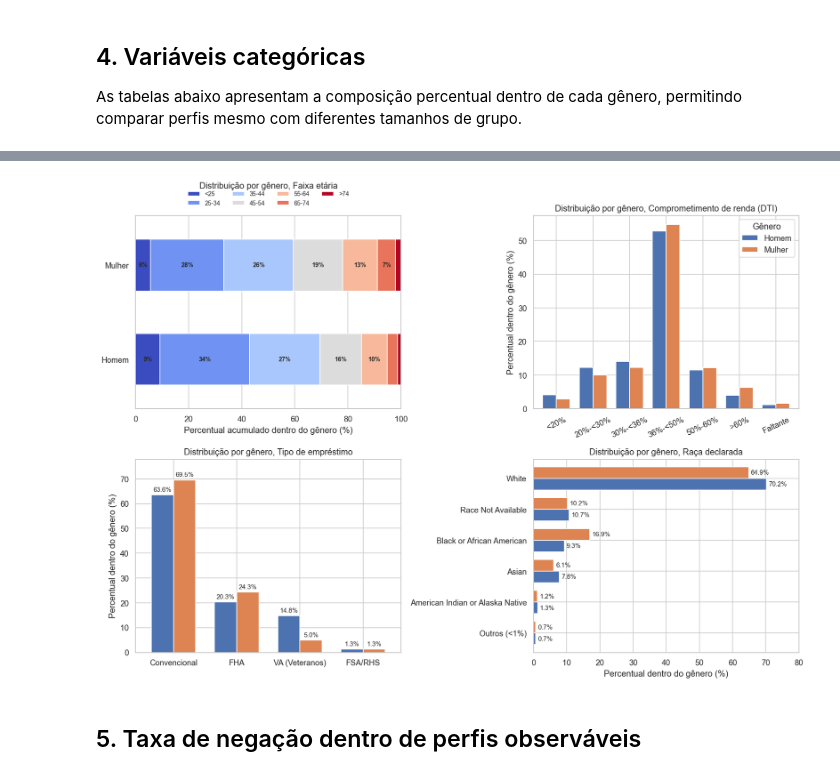
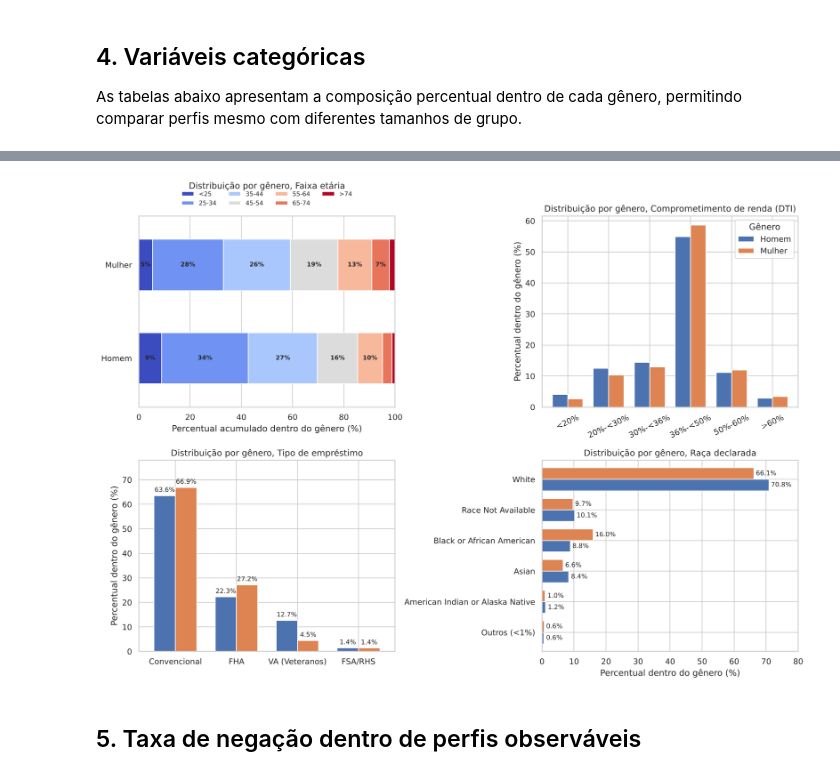
Before and after one commit to toni-cav/hmda-genero-credito, a Jupyter notebook: notebooks/03_analisedescritiva.ipynb, the cells around one changed output, grey strips where cells are left out. Drawn from its saved outputs; the diff is of its cells as text; code cells hidden in the pictures.

Commit message:
ops, usei o parquet errado

```diff
--- a/notebooks/03_analisedescritiva.ipynb
+++ b/notebooks/03_analisedescritiva.ipynb
@@ -19,7 +19,7 @@ plt.rcParams["savefig.dpi"] = 180
 # %% [markdown]
 ## 1. Leitura e visão geral
 # %%
-data = pd.read_parquet("../data/amostra_alternativa.parquet")
+data = pd.read_parquet("../data/amostra_principal.parquet")
 
 data["genero"] = data["mulher"].map({0: "Homem", 1: "Mulher"})
 data["resultado"] = data["negado"].map({0: "Aprovado", 1: "Negado"})
@@ -304,7 +294,7 @@ for container in axes[0, 0].containers:
     axes[0, 0].bar_label(container, labels=rotulos, label_type="center", fontsize=8.5, fontweight="bold")
 
 # 2. DTI
-ordem_dti = ["<20%", "20%-<30%", "30%-<36%", "36%-<50%", "50%-60%", ">60%", "Faltante"]
+ordem_dti = ["<20%", "20%-<30%", "30%-<36%", "36%-<50%", "50%-60%", ">60%"]
 tab_dti = (pd.crosstab(data["dti"], data["genero"], normalize="columns") * 100).reindex(ordem_dti)
 
 tab_dti.plot(kind="bar", width=0.75, ax=axes[0, 1])
@@ -325,34 +315,34 @@ tab_loan = (pd.crosstab(data["loan_type"], data["genero"], normalize="columns")
 
 tab_loan.plot(kind="bar", width=0.7, ax=axes[1, 0], legend=False)
 axes[1, 0].set_title("Distribuição por gênero, Tipo de empréstimo")
 axes[1, 0].set_xlabel("")
 axes[1, 0].set_ylabel("Percentual dentro do gênero (%)")
 axes[1, 0].set_ylim(0, 78)
 axes[1, 0].tick_params(axis="x", rotation=0)
 axes[1, 0].bar_label(axes[1, 0].containers[0], fmt="%.1f%%", padding=3, fontsize=9)
 axes[1, 0].bar_label(axes[1, 0].containers[1], fmt="%.1f%%", padding=3, fontsize=9)
 
 # 4. Raça declarada
 tab_race = pd.crosstab(data["derived_race"], data["genero"], normalize="columns") * 100
 raras = tab_race.max(axis=1) < 1.0
 tab_race_limpa = pd.concat([
     pd.DataFrame(tab_race[raras].sum(), columns=["Outros (<1%)"]).T,
     tab_race[~raras].sort_values(by="Homem", ascending=True)
 ])
 
 tab_race_limpa.plot(kind="barh", width=0.75, ax=axes[1, 1], legend=False)
 axes[1, 1].set_title("Distribuição por gênero, Raça declarada")
 axes[1, 1].set_xlabel("Percentual dentro do gênero (%)")
 axes[1, 1].set_ylabel("")
 axes[1, 1].set_xlim(0, 80)
 axes[1, 1].bar_label(axes[1, 1].containers[0], fmt="%.1f%%", padding=3, fontsize=9)
 axes[1, 1].bar_label(axes[1, 1].containers[1], fmt="%.1f%%", padding=3, fontsize=9)
 
 plt.tight_layout()
 plt.savefig("../figuras/categoricas_por_genero.png", dpi=300)
 plt.show()
 # %% [output]
-[figure, old version]
+[figure, new version]
 # %% [markdown]
 ## 5. Taxa de negação dentro de perfis observáveis
 # %%
```
Also changed, not shown: parts of 15 cells of this notebook.
